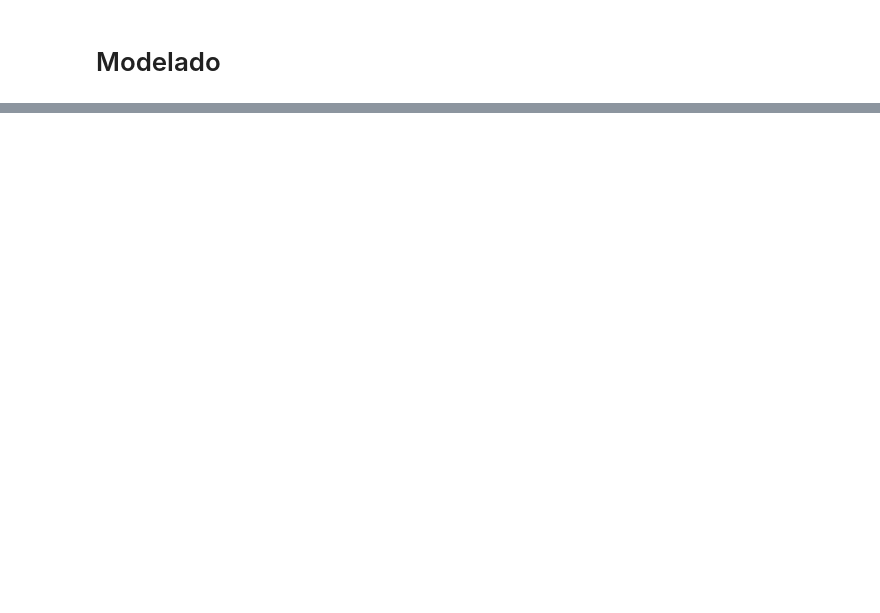
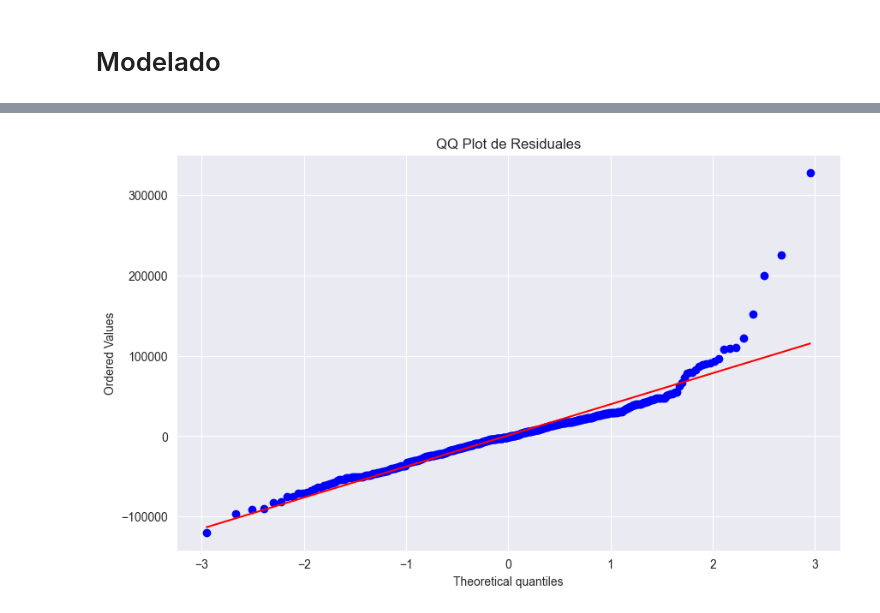
Before and after one commit to FerEsq/DM-House-Sale-Price-Predictor, a Jupyter notebook: Model.ipynb, the cells around one changed output, grey strips where cells are left out. Drawn from its saved outputs; the diff is of its cells as text; code cells hidden in the pictures; blank space fills up the shorter version.

```diff
--- a/Model.ipynb
+++ b/Model.ipynb
@@ -382,0 +464,12 @@ from sklearn.metrics import mean_squared_error
+# %%
+# QQ Plot
+import scipy.stats as stats
+import matplotlib.pyplot as plt
+import numpy as np
+
+plt.figure(figsize=(10, 6))
+stats.probplot(residuals, dist="norm", plot=plt)
+plt.title('QQ Plot de Residuales')
+plt.show()
+# %% [output]
+[figure, added]
```
Also changed, not shown: parts of 23 cells of this notebook.
